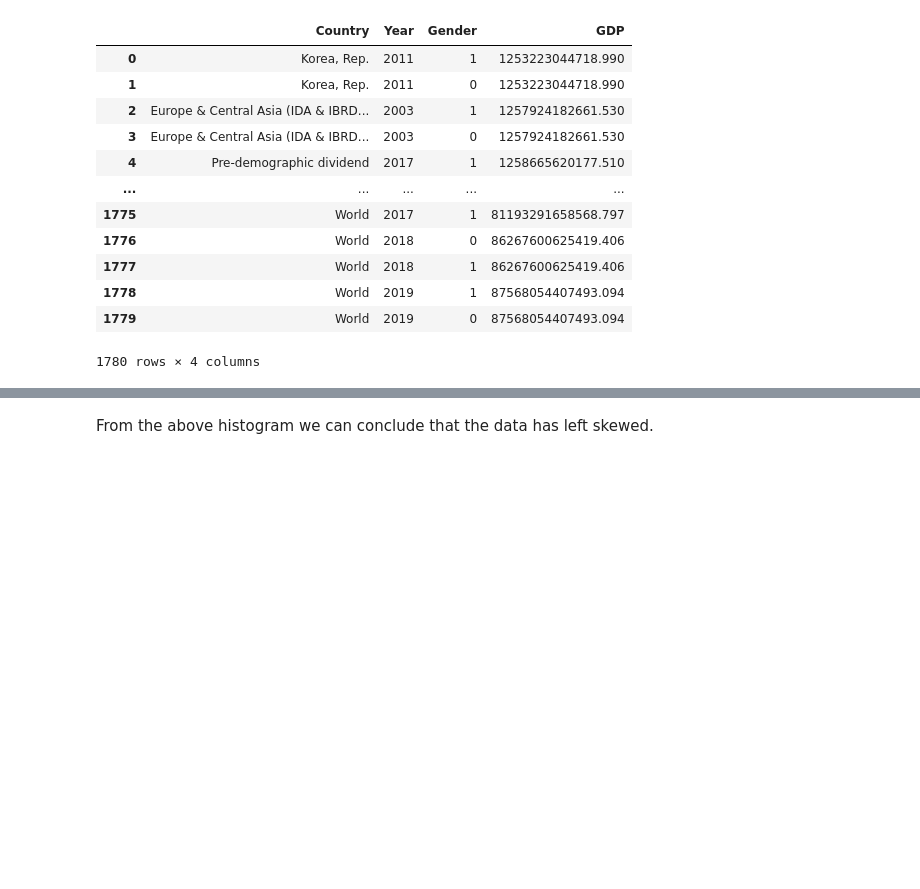
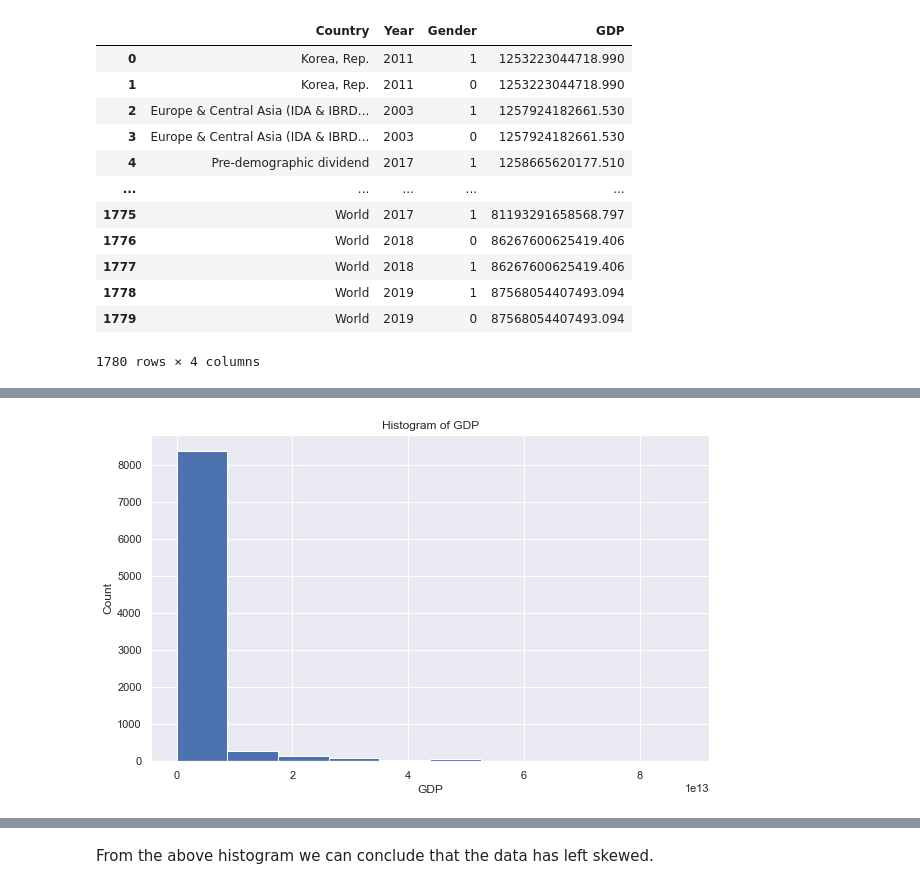
Before and after one commit to kiranshahi/Life-expectancy-prediction, a Jupyter notebook: Exploratory data analysis - Predictive Analysis.ipynb, the cells around one changed output, grey strips where cells are left out. Drawn from its saved outputs; the diff is of its cells as text; code cells hidden in the pictures; blank space fills up the shorter version.

```diff
--- a/Exploratory data analysis - Predictive Analysis.ipynb
+++ b/Exploratory data analysis - Predictive Analysis.ipynb
@@ -219,0 +229,4 @@ array(['Korea, Rep.', 'Europe & Central Asia (IDA & IBRD countries)',
+# %%
+plot_histogram(test_data['GDP'], 'Count', 'GDP', "Histogram of GDP")
+# %% [output]
+[figure, added]
```
Also changed, not shown: parts of 15 cells of this notebook.
